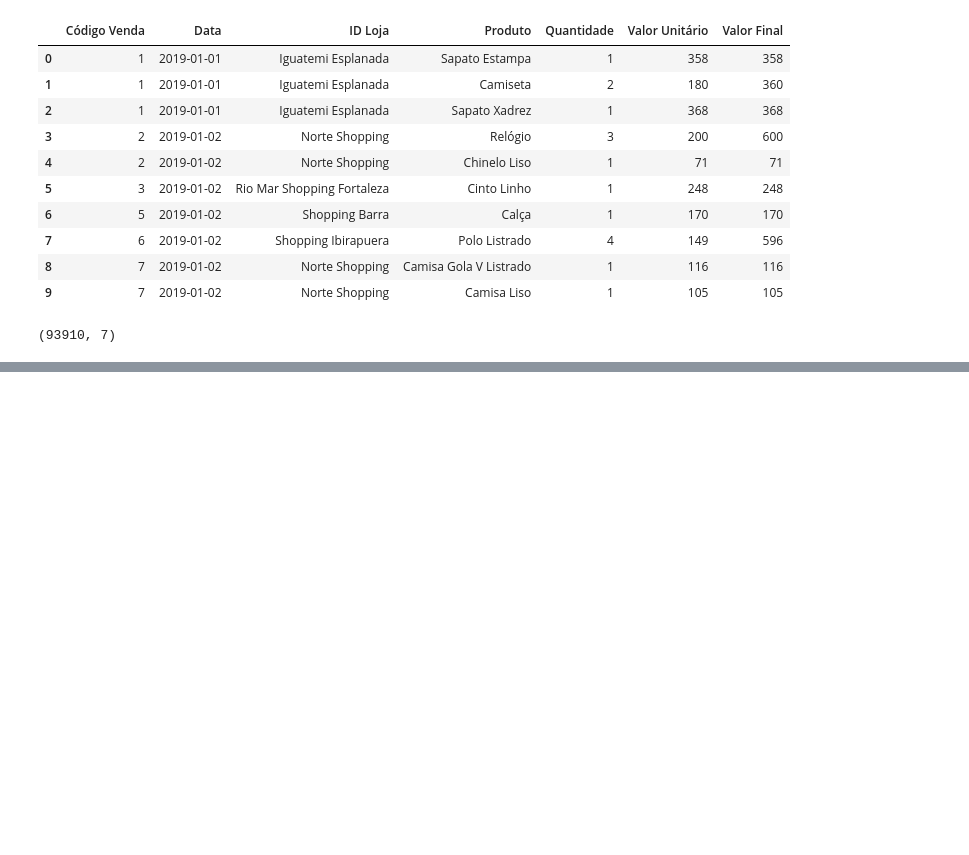
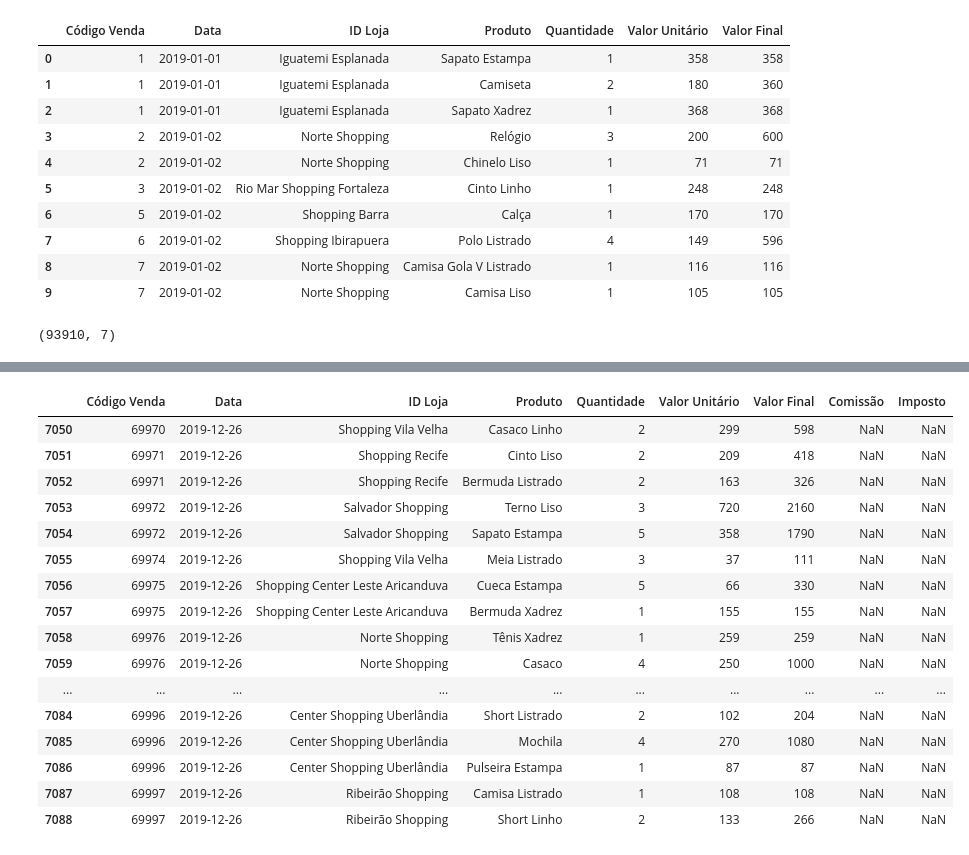
Before and after one commit to jeniferGoncalvesDaSilvaDev/pandas-python, a Jupyter notebook: pandas-learning.ipynb, the cells around one changed output, grey strips where cells are left out. Cells and saved outputs as stored; diff of their text form; code cells hidden in the pictures; blank space fills up the shorter version.

```diff
--- a/pandas-learning.ipynb
+++ b/pandas-learning.ipynb
@@ -76,0 +271,5 @@ display(vendas_df.describe())
+# %%
+#adicionar 1 coluna nova
+#a partir de uma coluna que existe
+vendas_df['Comissão'] = vendas_df['Valor Final'] * 0.05
+display(vendas_df)
@@ -76,0 +290,4 @@ display(vendas_df.describe())
+# %%
+#partir de valores padrao
+vendas_df.loc[:,'Imposto'] =0
+display(vendas_df)
@@ -76,0 +308,4 @@ display(vendas_df.describe())
+# %%
+#adicionar 1 linha
+vendas_dezembro_df = pd.read_excel('Vendas - Dez.xlsx')
+display(vendas_dezembro_df)
@@ -76,0 +326,3 @@ display(vendas_df.describe())
+# %%
+vendas_df = vendas_df.append(vendas_dezembro_df)
+display(vendas_df)
@@ -76,0 +343,21 @@ display(vendas_df.describe())
+# %%
+vendas_df_filtro = vendas_df.loc[vendas_df['Data']=='2019-12-26']
+display(vendas_df_filtro)
+# %% [output]
+|  | Código Venda | Data | ID Loja | Produto | Quantidade | Valor Unitário | Valor Final | Comissão | Imposto |
+| 7050 | 69970 | 2019-12-26 | Shopping Vila Velha | Casaco Linho | 2 | 299 | 598 | NaN | NaN |
+| 7051 | 69971 | 2019-12-26 | Shopping Recife | Cinto Liso | 2 | 209 | 418 | NaN | NaN |
+| 7052 | 69971 | 2019-12-26 | Shopping Recife | Bermuda Listrado | 2 | 163 | 326 | NaN | NaN |
+| 7053 | 69972 | 2019-12-26 | Salvador Shopping | Terno Liso | 3 | 720 | 2160 | NaN | NaN |
+| 7054 | 69972 | 2019-12-26 | Salvador Shopping | Sapato Estampa | 5 | 358 | 1790 | NaN | NaN |
+| 7055 | 69974 | 2019-12-26 | Shopping Vila Velha | Meia Listrado | 3 | 37 | 111 | NaN | NaN |
+| 7056 | 69975 | 2019-12-26 | Shopping Center Leste Aricanduva | Cueca Estampa | 5 | 66 | 330 | NaN | NaN |
+| 7057 | 69975 | 2019-12-26 | Shopping Center Leste Aricanduva | Bermuda Xadrez | 1 | 155 | 155 | NaN | NaN |
+| 7058 | 69976 | 2019-12-26 | Norte Shopping | Tênis Xadrez | 1 | 259 | 259 | NaN | NaN |
+| 7059 | 69976 | 2019-12-26 | Norte Shopping | Casaco | 4 | 250 | 1000 | NaN | NaN |
+| ... | ... | ... | ... | ... | ... | ... | ... | ... | ... |
+| 7084 | 69996 | 2019-12-26 | Center Shopping Uberlândia | Short Listrado | 2 | 102 | 204 | NaN | NaN |
+| 7085 | 69996 | 2019-12-26 | Center Shopping Uberlândia | Mochila | 4 | 270 | 1080 | NaN | NaN |
+| 7086 | 69996 | 2019-12-26 | Center Shopping Uberlândia | Pulseira Estampa | 1 | 87 | 87 | NaN | NaN |
+| 7087 | 69997 | 2019-12-26 | Ribeirão Shopping | Camisa Listrado | 1 | 108 | 108 | NaN | NaN |
+| 7088 | 69997 | 2019-12-26 | Ribeirão Shopping | Short Linho | 2 | 133 | 266 | NaN | NaN |
```
Also changed, not shown: parts of 15 cells of this notebook.
